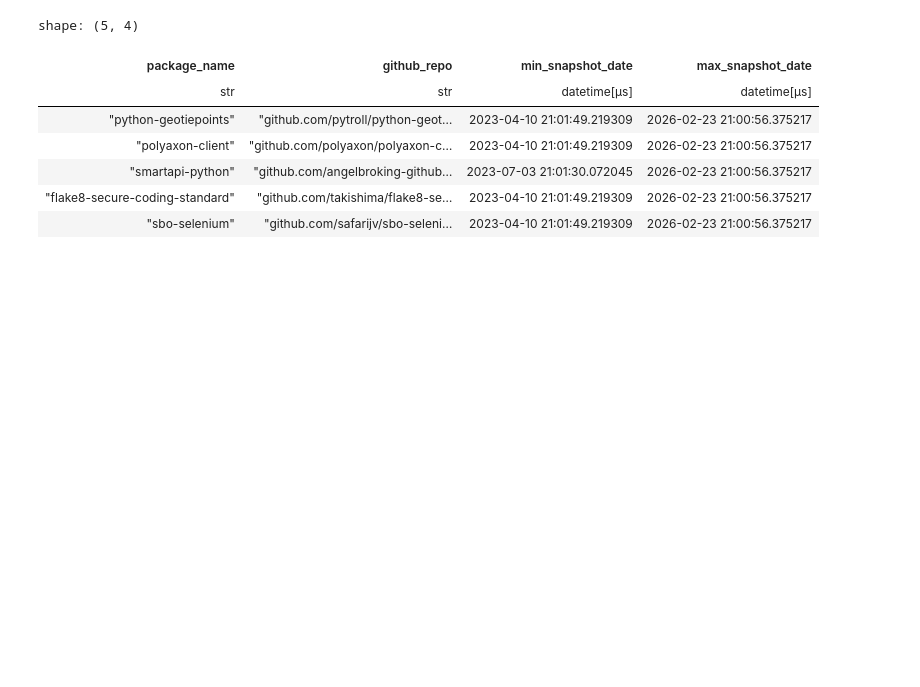
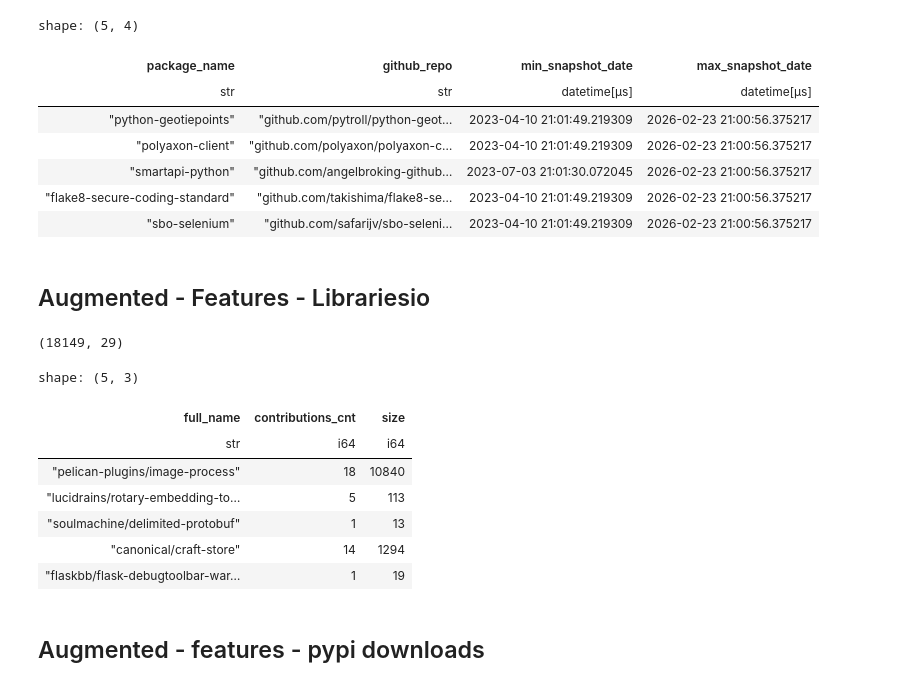
Before and after one commit to shcherbin/mads-siads-699-winter-2026-capstone, a Jupyter notebook: notebooks/EDA/harjason_data_src_eval.ipynb, the cells around one changed output. Saved outputs shown, nothing was run; the diff lists cells and outputs as text; code cells hidden in the pictures; blank space fills up the shorter version.

```diff
--- a/notebooks/EDA/harjason_data_src_eval.ipynb
+++ b/notebooks/EDA/harjason_data_src_eval.ipynb
@@ -358,3 +400,25 @@ shape: (5, 4)
 | "smartapi-python" | "github.com/angelbroking-github… | 2023-07-03 21:01:30.072045 | 2026-02-23 21:00:56.375217 |
 | "flake8-secure-coding-standard" | "github.com/takishima/flake8-se… | 2023-04-10 21:01:49.219309 | 2026-02-23 21:00:56.375217 |
 | "sbo-selenium" | "github.com/safarijv/sbo-seleni… | 2023-04-10 21:01:49.219309 | 2026-02-23 21:00:56.375217 |
+# %% [markdown]
+## Augmented - Features - Librariesio
+# %%
+# load libraries.io features
+df_libraries_io_features = pl.read_parquet(settings.feature_libraries_io_path)
+# %%
+df_libraries_io.shape
+# %% [output]
+(18149, 29)
+# %%
+df_libraries_io_features.head()
+# %% [output]
+shape: (5, 3)
+| full_name | contributions_cnt | size |
+| str | i64 | i64 |
+| "pelican-plugins/image-process" | 18 | 10840 |
+| "lucidrains/rotary-embedding-to… | 5 | 113 |
+| "soulmachine/delimited-protobuf" | 1 | 13 |
+| "canonical/craft-store" | 14 | 1294 |
+| "flaskbb/flask-debugtoolbar-war… | 1 | 19 |
+# %% [markdown]
+## Augmented - features - pypi downloads
```
Also changed, not shown: parts of 10 cells of this notebook, 4 other files.
